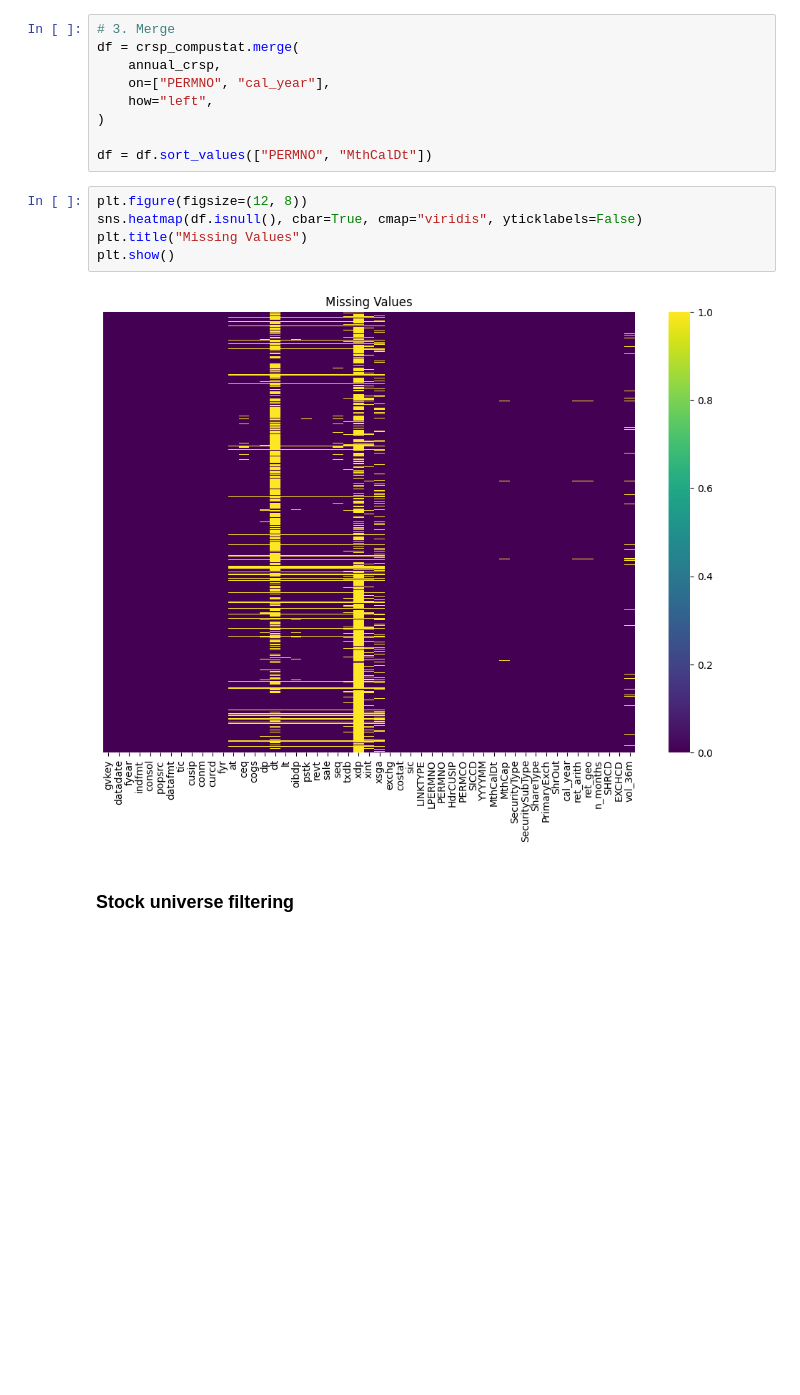
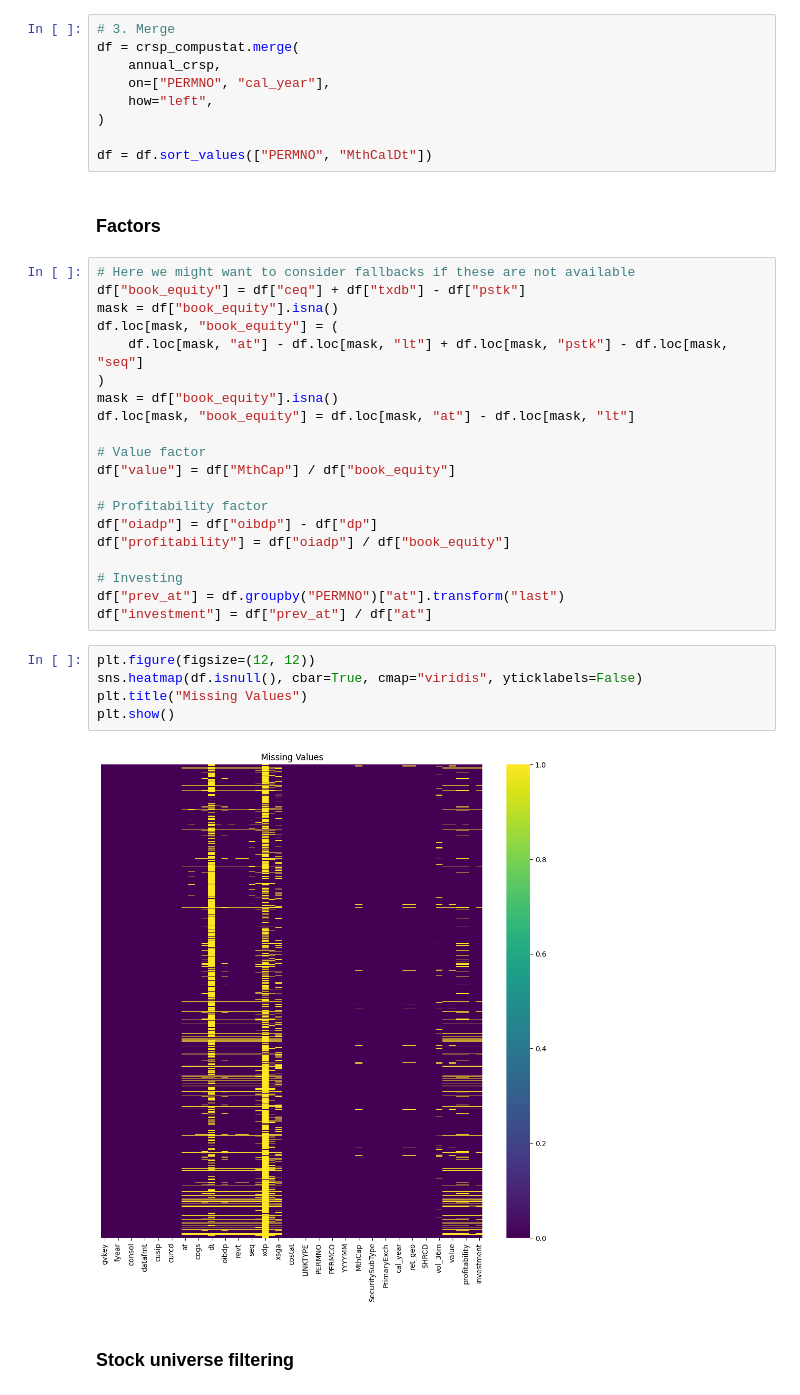
Before and after one commit to christopher-dybdahl/integrated-portfolio-factor-allocation, a Jupyter notebook: notebooks/data_preprocessing.ipynb, the cells around one changed output. Saved outputs shown, nothing was run; the diff lists cells and outputs as text; blank space fills up the shorter version.

Commit message:
all factor logic and eda start

```diff
--- a/notebooks/data_preprocessing.ipynb
+++ b/notebooks/data_preprocessing.ipynb
@@ -103,13 +103,35 @@ df = crsp_compustat.merge(
 )
 
 df = df.sort_values(["PERMNO", "MthCalDt"])
+# %% [markdown]
+### Factors
+# %%
+# Here we might want to consider fallbacks if these are not available
+df["book_equity"] = df["ceq"] + df["txdb"] - df["pstk"]
+mask = df["book_equity"].isna()
+df.loc[mask, "book_equity"] = (
+    df.loc[mask, "at"] - df.loc[mask, "lt"] + df.loc[mask, "pstk"] - df.loc[mask, "seq"]
+)
+mask = df["book_equity"].isna()
+df.loc[mask, "book_equity"] = df.loc[mask, "at"] - df.loc[mask, "lt"]
+
+# Value factor
+df["value"] = df["MthCap"] / df["book_equity"]
+
+# Profitability factor
+df["oiadp"] = df["oibdp"] - df["dp"]
+df["profitability"] = df["oiadp"] / df["book_equity"]
+
+# Investing
+df["prev_at"] = df.groupby("PERMNO")["at"].transform("last")
+df["investment"] = df["prev_at"] / df["at"]
 # %%
-plt.figure(figsize=(12, 8))
+plt.figure(figsize=(12, 12))
 sns.heatmap(df.isnull(), cbar=True, cmap="viridis", yticklabels=False)
 plt.title("Missing Values")
 plt.show()
 # %% [output]
-[figure, old version]
+[figure, new version]
 # %% [markdown]
 ### Stock universe filtering
 # %%
```
Also changed, not shown: parts of 6 cells of this notebook, 3 other files.
